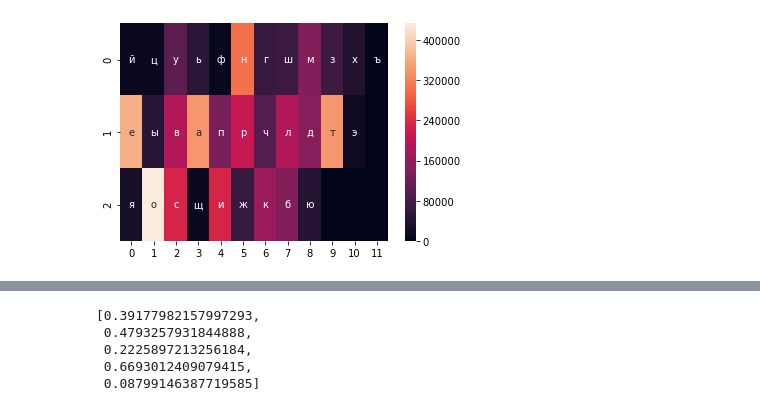
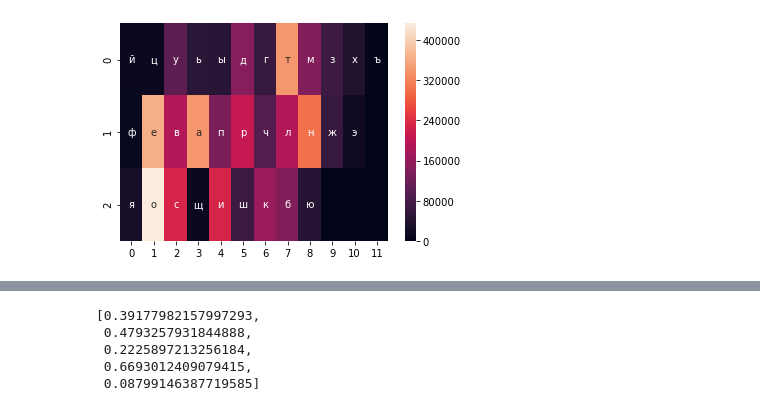
Before and after one commit to hexagramg/qwlayout, a Jupyter notebook: ergo3.ipynb, the cells around one changed output, grey strips where cells are left out. Saved outputs shown, nothing was run; the diff lists cells and outputs as text; code cells hidden in the pictures.

```diff
--- a/ergo3.ipynb
+++ b/ergo3.ipynb
@@ -14,0 +26,2 @@ grades = gd.NiterateAlgo(labels, data.DfToNp, 5)
+# %%
+grades_ones = gd.NiterateAlgo(labels, data.DfToNp, 10, [1,1,1,1,1])
@@ -14,0 +30,2 @@ grades = gd.NiterateAlgo(labels, data.DfToNp, 5)
+# %%
+grades = grades_ones
@@ -15,4 +49,4 @@ grades = gd.NiterateAlgo(labels, data.DfToNp, 5)
 # %%
-dt.drawLayout(grades[-10][0], dt.translationMatcher, 0, data.generateDframe())
+dt.drawLayout(grades[72][0], dt.translationMatcher, 0, data.generateDframe())
 # %% [output]
-[figure, old version]
+[figure, new version]
```
Also changed, not shown: parts of 28 cells of this notebook, 7 other files.
